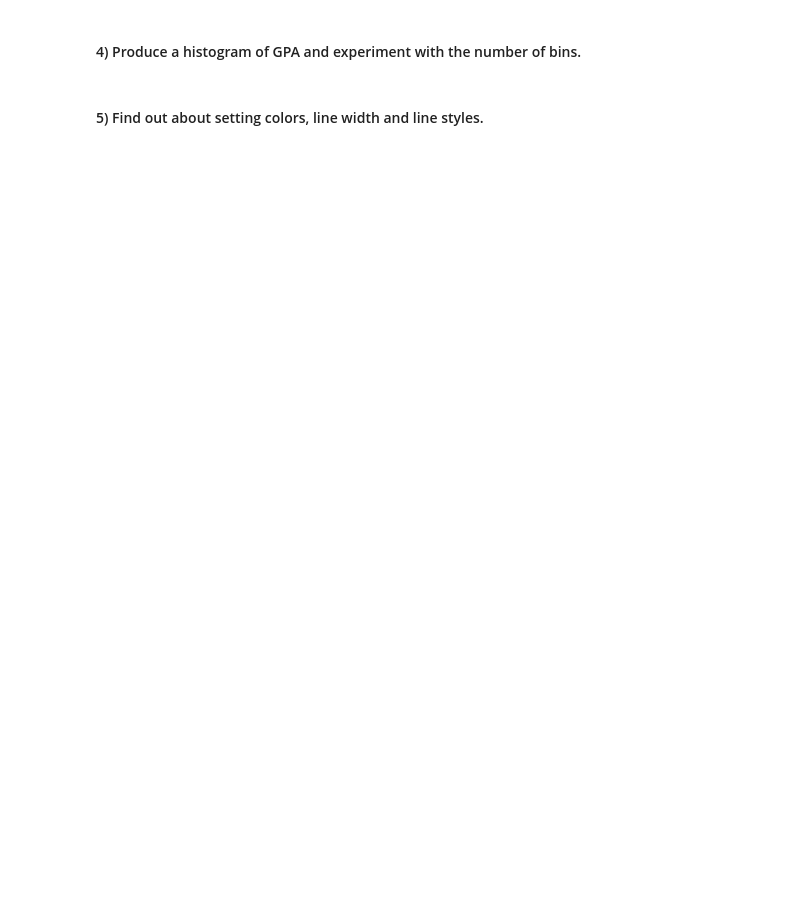
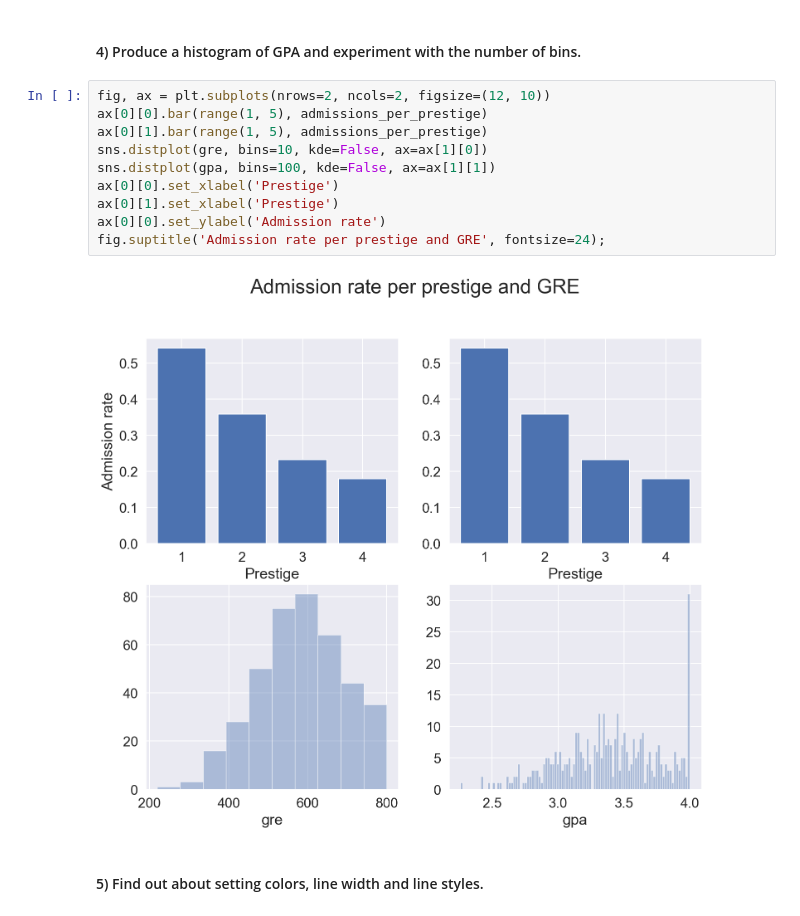
Before and after one commit to a3o1m2/DSI11-lessons, a Jupyter notebook: week01/day5_datavis/data-visualisation/plotting_lesson.ipynb, the cells around one changed output. Saved outputs shown, nothing was run; the diff lists cells and outputs as text; blank space fills up the shorter version.

```diff
--- a/week01/day5_datavis/data-visualisation/plotting_lesson.ipynb
+++ b/week01/day5_datavis/data-visualisation/plotting_lesson.ipynb
@@ -324,4 +351,16 @@ Click here for more:
 # %% [markdown]
 #### 4) Produce a histogram of GPA and experiment with the number of bins.
+# %%
+fig, ax = plt.subplots(nrows=2, ncols=2, figsize=(12, 10))
+ax[0][0].bar(range(1, 5), admissions_per_prestige)
+ax[0][1].bar(range(1, 5), admissions_per_prestige)
+sns.distplot(gre, bins=10, kde=False, ax=ax[1][0])
+sns.distplot(gpa, bins=100, kde=False, ax=ax[1][1])
+ax[0][0].set_xlabel('Prestige')
+ax[0][1].set_xlabel('Prestige')
+ax[0][0].set_ylabel('Admission rate')
+fig.suptitle('Admission rate per prestige and GRE', fontsize=24);
+# %% [output]
+[figure, added]
 # %% [markdown]
 #### 5) Find out about setting colors, line width and line styles.
```
Also changed, not shown: parts of 13 cells of this notebook, 5 other files.
